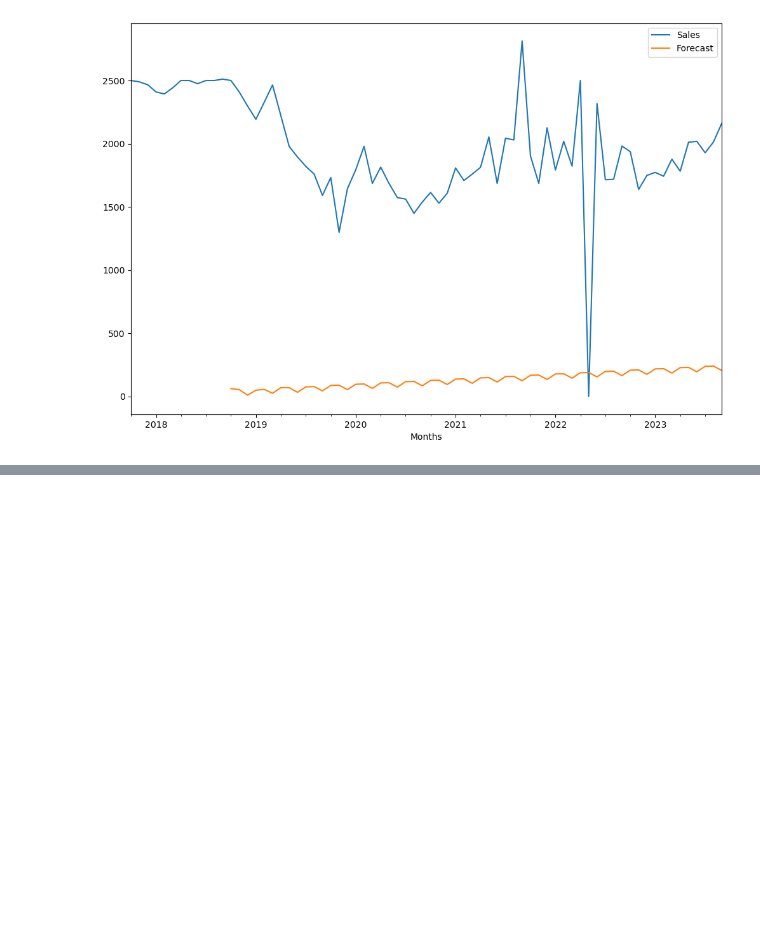
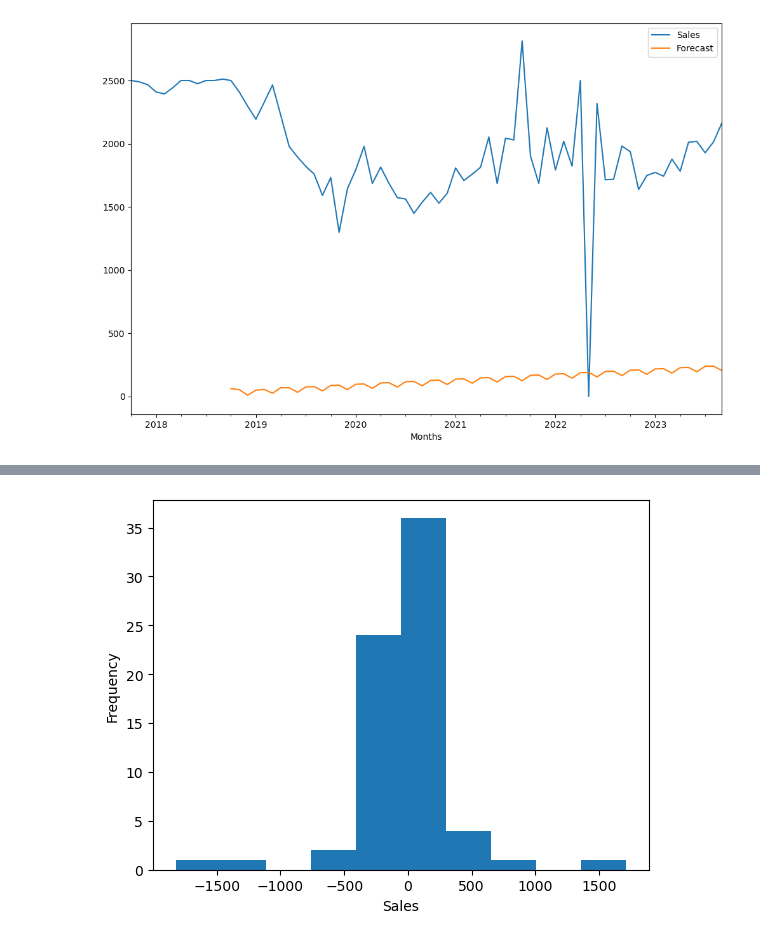
Before and after one commit to Veekits/ARIMA-model-for-Time-Series, a Jupyter notebook: ARIMA Model for Nouba 46 (Differencing).ipynb, the cells around one changed output, grey strips where cells are left out. Cells and saved outputs as stored; diff of their text form; code cells hidden in the pictures; blank space fills up the shorter version.

```diff
--- a/ARIMA Model for Nouba 46 (Differencing).ipynb
+++ b/ARIMA Model for Nouba 46 (Differencing).ipynb
@@ -220,0 +228,7 @@ df[['Sales', 'Forecast']].plot(figsize=(12,8))
+# %%
+plt.hist(df['Seasonal First Difference'], bins = 10)
+plt.xlabel('Sales')
+plt.ylabel('Frequency')
+plt.show()
+# %% [output]
+[figure, added]
```
Also changed, not shown: parts of 1 cell of this notebook.
